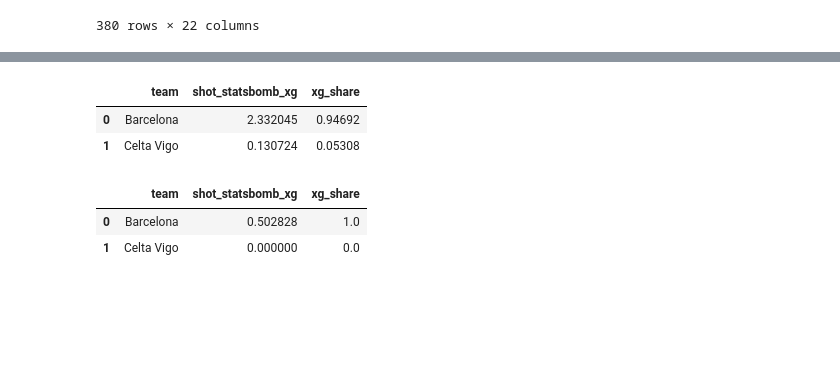
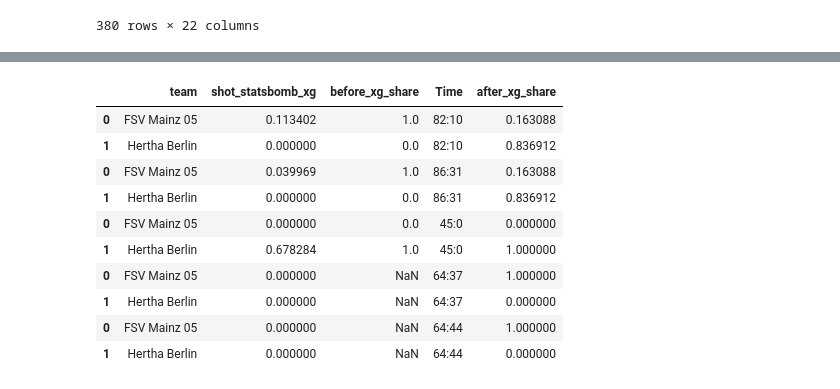
Before and after one commit to conormalone/StatsBomb24, a Jupyter notebook: Substitute_Working.ipynb, the cells around one changed output, grey strips where cells are left out. Drawn from its saved outputs; the diff is of its cells as text; code cells hidden in the pictures; blank space fills up the shorter version.

```diff
--- a/Substitute_Working.ipynb
+++ b/Substitute_Working.ipynb
@@ -57,6 +40,5 @@ sb.matches(competition_id=11, season_id=27)
 | 379 | 266557 | 2016-04-17 | 20:30:00.000 | Spain - La Liga | 2015/2016 | Barcelona | Valencia | 1 | 2 | ... |
 380 rows × 22 columns
 # %%
-lineup = sb.lineups(match_id=266254)
-df = lineup["Barcelona"]
+lineup = sb.lineups(match_id=3890411)
 # %%
@@ -147,22 +103,28 @@ for team in events.team.unique():
 # %%
+xg_share_df = pd.DataFrame()
 for index, row in results.iterrows():
     sub_time = row["minute"]
     before = events[["team","shot_statsbomb_xg"]][(events.minute<sub_time) &(events.minute>=(sub_time-10))].groupby("team",as_index=False).sum()#/events[["shot_statsbomb_xg"]][(events.minute<sub_time) &(events.minute>=(sub_time-10))].sum()
     before["xg_share"] = before["shot_statsbomb_xg"]/before["shot_statsbomb_xg"].sum()
     after = events[["team","shot_statsbomb_xg"]][(events.minute>=sub_time) &(events.minute<=(sub_time+10))].groupby("team",as_index=False).sum()
     after["xg_share"] = after["shot_statsbomb_xg"]/after["shot_statsbomb_xg"].sum()
-
+    result = before.rename(columns={"xg_share":"before_xg_share"})
+    result["Time"]= row.Time
+    result = result.merge(after[["team","xg_share"]], on = "team").rename(columns={"xg_share":"after_xg_share"})
+    xg_share_df = pd.concat([xg_share_df,result], axis = 0)
 
 # EXample 2: Percentage by lambda and DataFrame.apply() method.
-# %%
-before
-# %% [output]
-|  | team | shot_statsbomb_xg | xg_share |
-| 0 | Barcelona | 2.332045 | 0.94692 |
-| 1 | Celta Vigo | 0.130724 | 0.05308 |
-# %%
-after
-# %% [output]
-|  | team | shot_statsbomb_xg | xg_share |
-| 0 | Barcelona | 0.502828 | 1.0 |
-| 1 | Celta Vigo | 0.000000 | 0.0 |
+# %%
+xg_share_df
+# %% [output]
+|  | team | shot_statsbomb_xg | before_xg_share | Time | after_xg_share |
+| 0 | FSV Mainz 05 | 0.113402 | 1.0 | 82:10 | 0.163088 |
+| 1 | Hertha Berlin | 0.000000 | 0.0 | 82:10 | 0.836912 |
+| 0 | FSV Mainz 05 | 0.039969 | 1.0 | 86:31 | 0.163088 |
+| 1 | Hertha Berlin | 0.000000 | 0.0 | 86:31 | 0.836912 |
+| 0 | FSV Mainz 05 | 0.000000 | 0.0 | 45:0 | 0.000000 |
+| 1 | Hertha Berlin | 0.678284 | 1.0 | 45:0 | 1.000000 |
+| 0 | FSV Mainz 05 | 0.000000 | NaN | 64:37 | 1.000000 |
+| 1 | Hertha Berlin | 0.000000 | NaN | 64:37 | 0.000000 |
+| 0 | FSV Mainz 05 | 0.000000 | NaN | 64:44 | 1.000000 |
+| 1 | Hertha Berlin | 0.000000 | NaN | 64:44 | 0.000000 |
```
Also changed, not shown: parts of 7 cells of this notebook.
